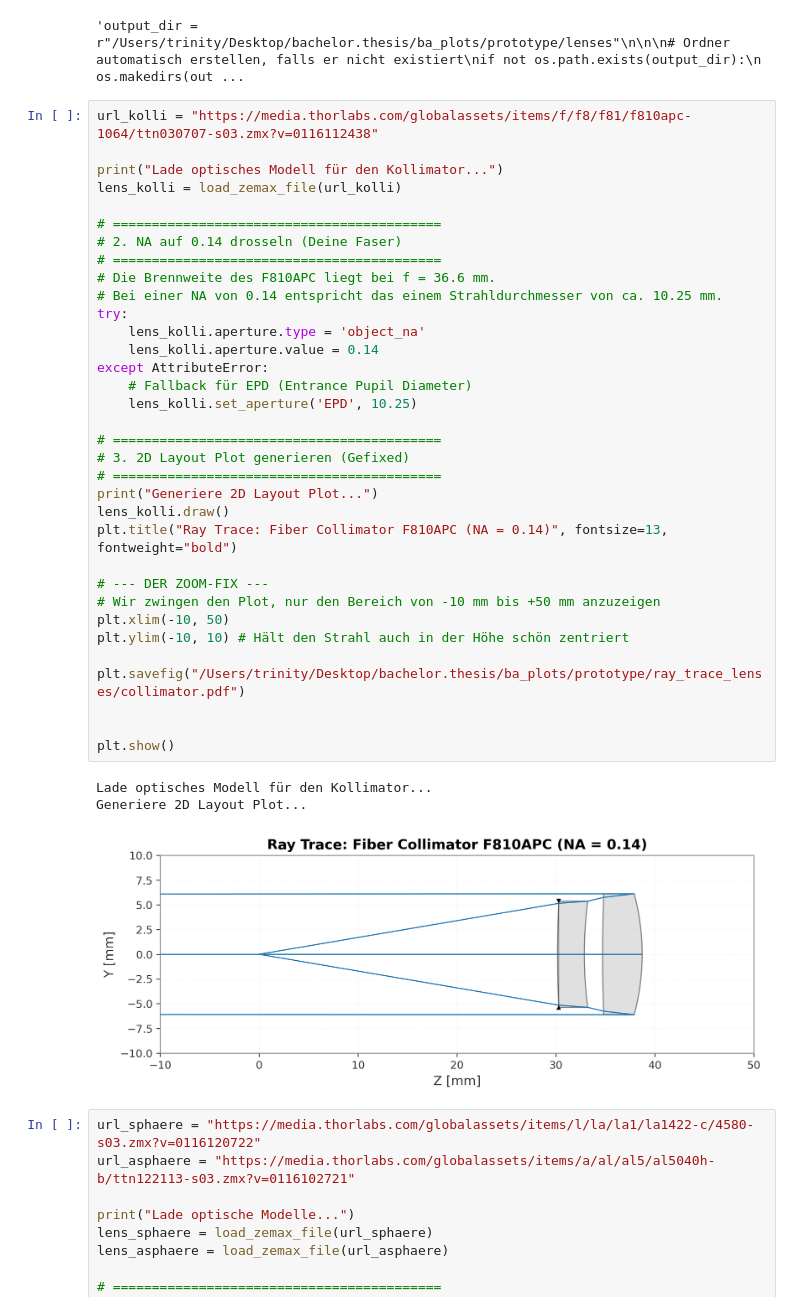
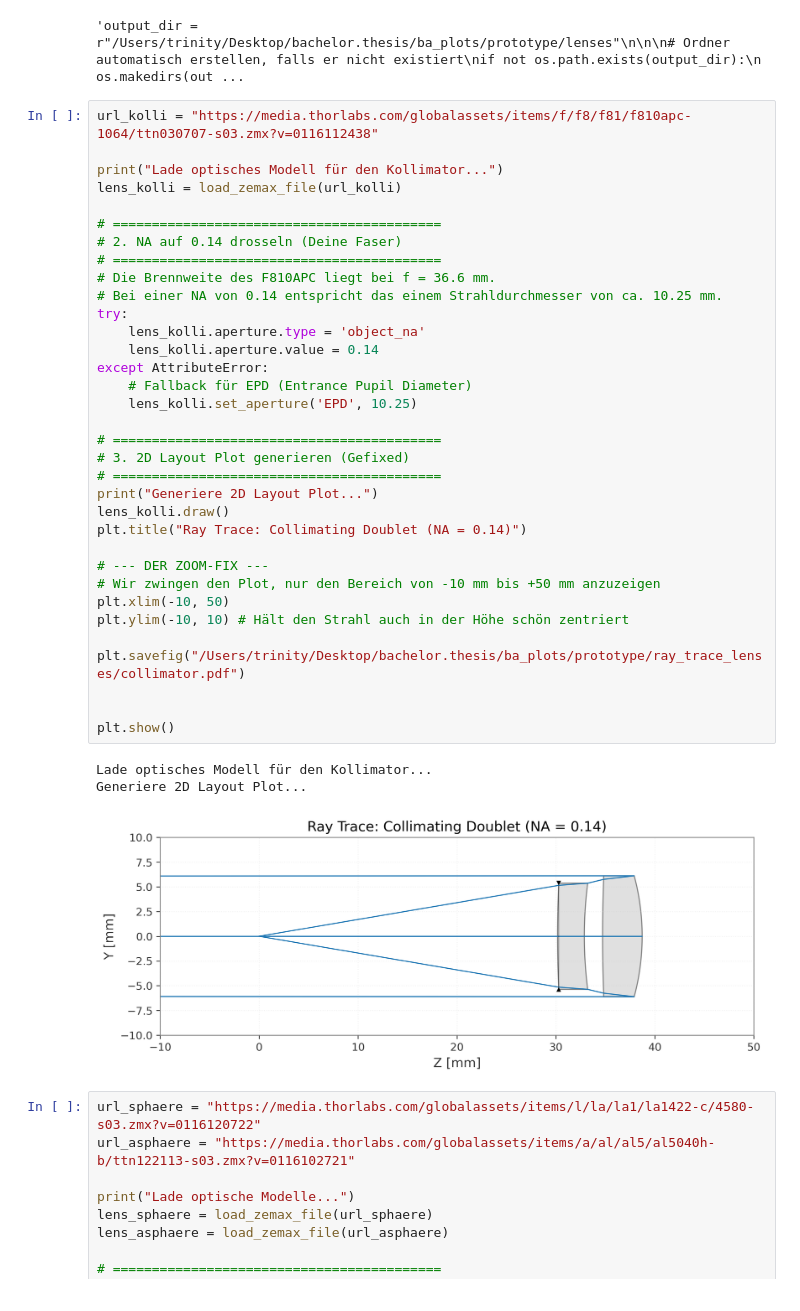
Before and after one commit to CodeTurtleT/lasercom-divergence-control, a Jupyter notebook: optiland_ray_trace.ipynb, the cells around one changed output. Cells and saved outputs as stored; diff of their text form.

```diff
--- a/optiland_ray_trace.ipynb
+++ b/optiland_ray_trace.ipynb
@@ -102,35 +102,35 @@ lens_kolli = load_zemax_file(url_kolli)
 # ==========================================
 # 2. NA auf 0.14 drosseln (Deine Faser)
 # ==========================================
 # Die Brennweite des F810APC liegt bei f = 36.6 mm.
 # Bei einer NA von 0.14 entspricht das einem Strahldurchmesser von ca. 10.25 mm.
 try:
     lens_kolli.aperture.type = 'object_na'
     lens_kolli.aperture.value = 0.14
 except AttributeError:
     # Fallback für EPD (Entrance Pupil Diameter)
     lens_kolli.set_aperture('EPD', 10.25)
 
 # ==========================================
 # 3. 2D Layout Plot generieren (Gefixed)
 # ==========================================
 print("Generiere 2D Layout Plot...")
 lens_kolli.draw()
-plt.title("Ray Trace: Fiber Collimator F810APC (NA = 0.14)", fontsize=13, fontweight="bold")
+plt.title("Ray Trace: Collimating Doublet (NA = 0.14)")
 
 # --- DER ZOOM-FIX ---
 # Wir zwingen den Plot, nur den Bereich von -10 mm bis +50 mm anzuzeigen
 plt.xlim(-10, 50)
 plt.ylim(-10, 10) # Hält den Strahl auch in der Höhe schön zentriert
 
 plt.savefig("/Users/trinity/Desktop/bachelor.thesis/ba_plots/prototype/ray_trace_lenses/collimator.pdf")
 
 
 plt.show()
 # %% [output]
 Lade optisches Modell für den Kollimator...
 Generiere 2D Layout Plot...
-[figure, old version]
+[figure, new version]
 # %%
 url_sphaere = "https://media.thorlabs.com/globalassets/items/l/la/la1/la1422-c/4580-s03.zmx?v=0116120722"
 url_asphaere = "https://media.thorlabs.com/globalassets/items/a/al/al5/al5040h-b/ttn122113-s03.zmx?v=0116102721"
```
Also changed, not shown: parts of 1 cell of this notebook, 4 other files.
